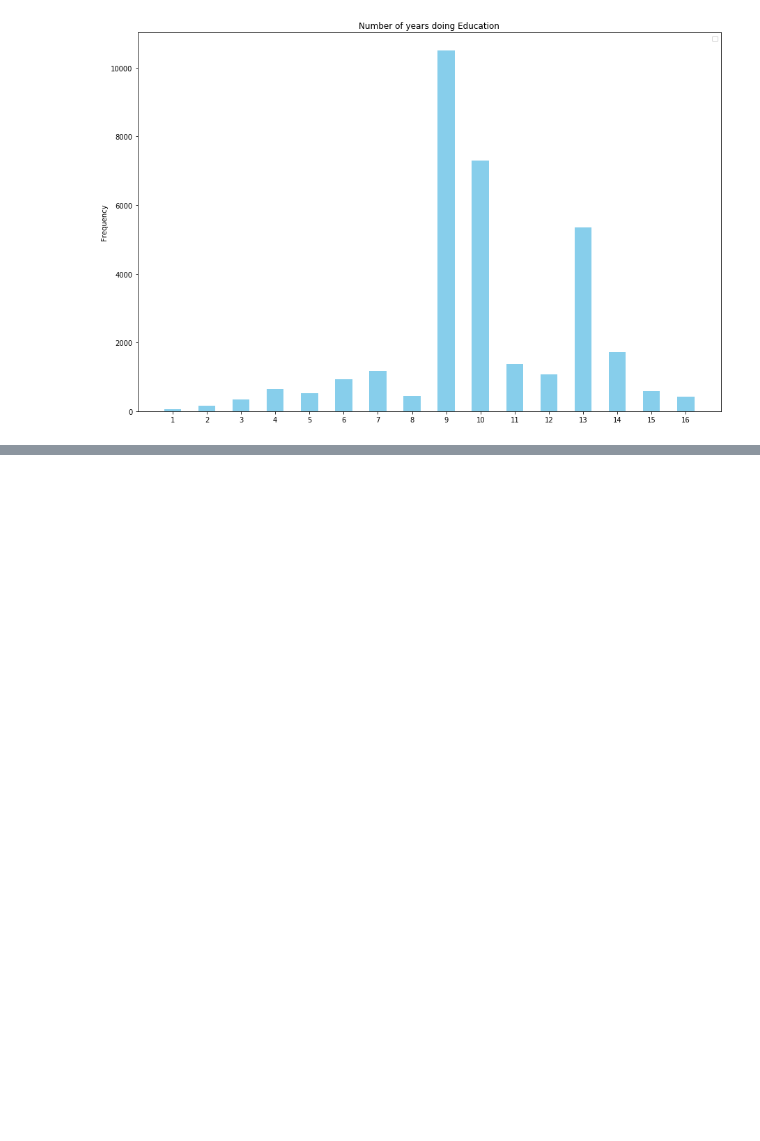
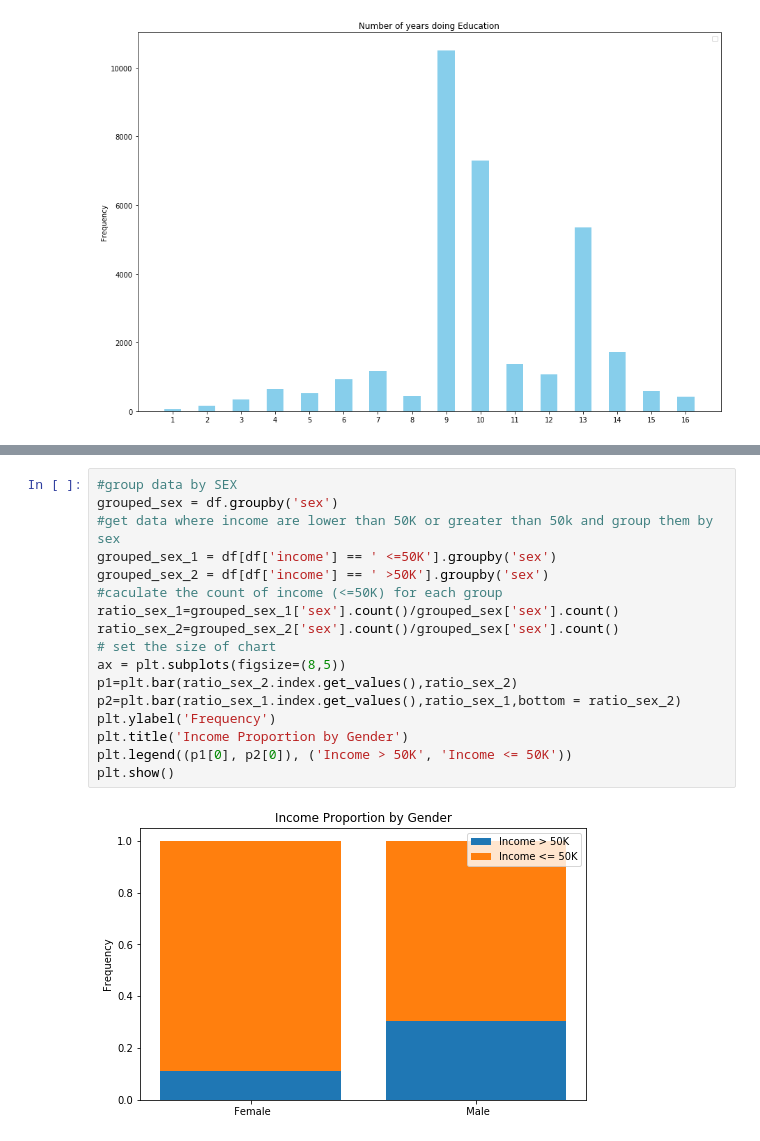
Before and after one commit to s3604730/PDSAssignment2, a Jupyter notebook: Data Exploration.ipynb, the cells around one changed output, grey strips where cells are left out. Saved outputs shown, nothing was run; the diff lists cells and outputs as text; blank space fills up the shorter version.

```diff
--- a/Data Exploration.ipynb
+++ b/Data Exploration.ipynb
@@ -310,0 +311,19 @@ plt.show()
+# %%
+#group data by SEX
+grouped_sex = df.groupby('sex')
+#get data where income are lower than 50K or greater than 50k and group them by sex
+grouped_sex_1 = df[df['income'] == ' <=50K'].groupby('sex')
+grouped_sex_2 = df[df['income'] == ' >50K'].groupby('sex')
+#caculate the count of income (<=50K) for each group
+ratio_sex_1=grouped_sex_1['sex'].count()/grouped_sex['sex'].count()
+ratio_sex_2=grouped_sex_2['sex'].count()/grouped_sex['sex'].count()
+# set the size of chart
+ax = plt.subplots(figsize=(8,5))
+p1=plt.bar(ratio_sex_2.index.get_values(),ratio_sex_2)
+p2=plt.bar(ratio_sex_1.index.get_values(),ratio_sex_1,bottom = ratio_sex_2)
+plt.ylabel('Frequency')
+plt.title('Income Proportion by Gender')
+plt.legend((p1[0], p2[0]), ('Income > 50K', 'Income <= 50K'))
+plt.show()
+# %% [output]
+[figure, added]
```
Also changed, not shown: parts of 3 cells of this notebook.
